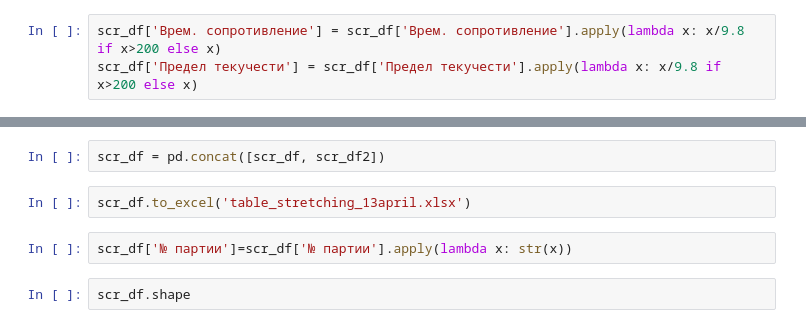
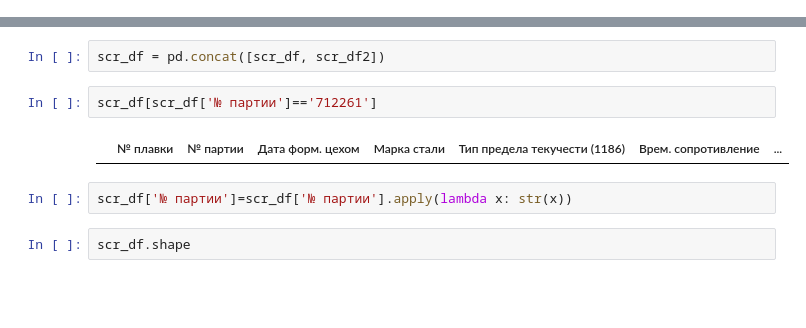
Before and after one commit to ChelpipeBigDataTeam/PNTZ, a Jupyter notebook: stretching.ipynb, the cells around one changed output, grey strips where cells are left out. Cells and saved outputs as stored; diff of their text form; blank space fills up the shorter version.

```diff
--- a/scretching.ipynb
+++ b/stretching.ipynb
@@ -177,3 +176,0 @@ scr_df.describe()
-# %%
-scr_df['Врем. сопротивление'] = scr_df['Врем. сопротивление'].apply(lambda x: x/9.8 if x>200 else x)
-scr_df['Предел текучести'] = scr_df['Предел текучести'].apply(lambda x: x/9.8 if x>200 else x)
@@ -195,7 +177,9 @@ scr_df2.describe()
 # %%
 scr_df = pd.concat([scr_df, scr_df2])
-# %%
-scr_df.to_excel('table_stretching_13april.xlsx')
+# %%
+scr_df[scr_df['№ партии']=='712261']
+# %% [output]
+|  | № плавки | № партии | Дата форм. цехом | Марка стали | Тип предела текучести (1186) | Врем. сопротивление | ... |
 # %%
 scr_df['№ партии']=scr_df['№ партии'].apply(lambda x: str(x))
 # %%
```
Also changed, not shown: parts of 41 cells of this notebook, 39 other files.
